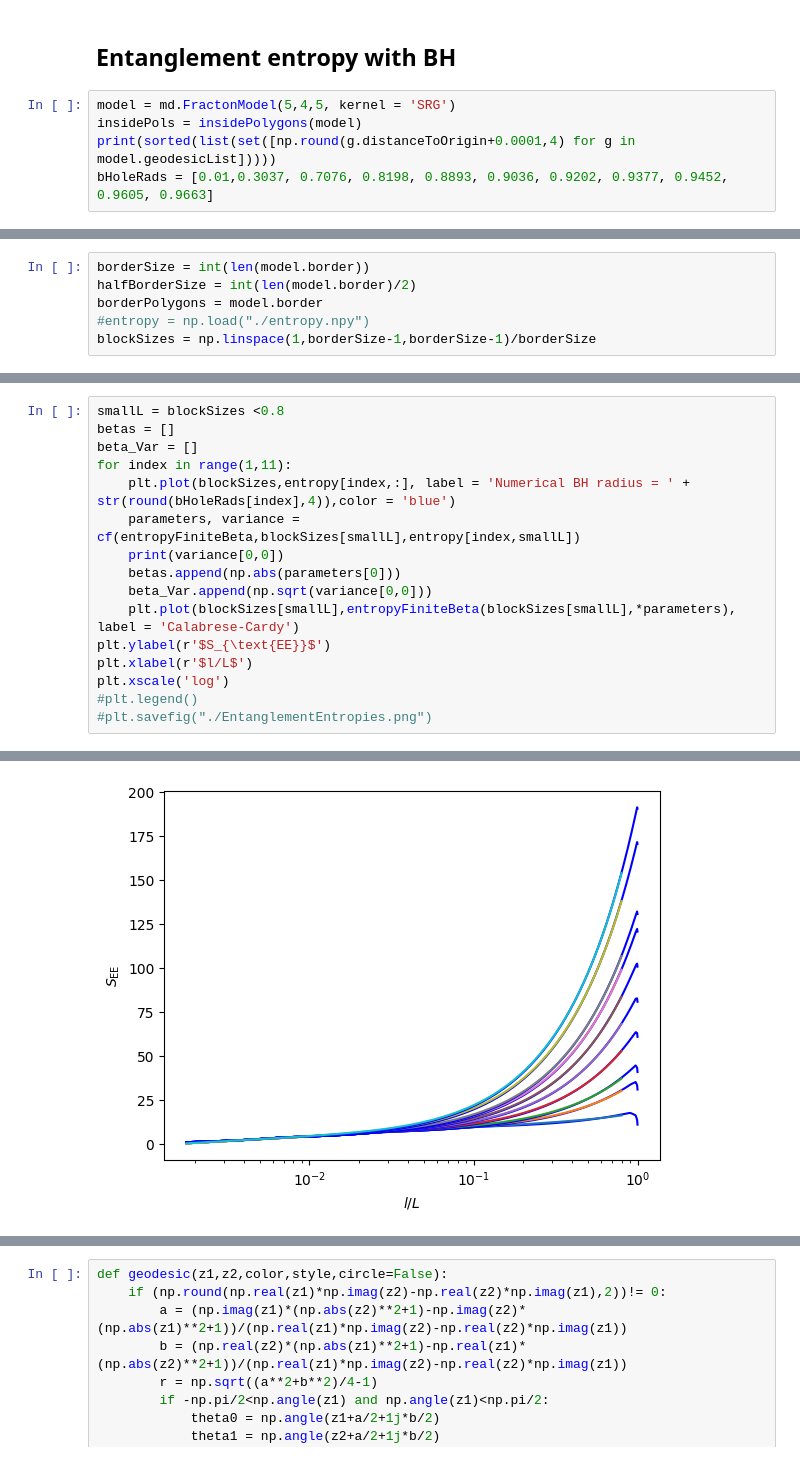
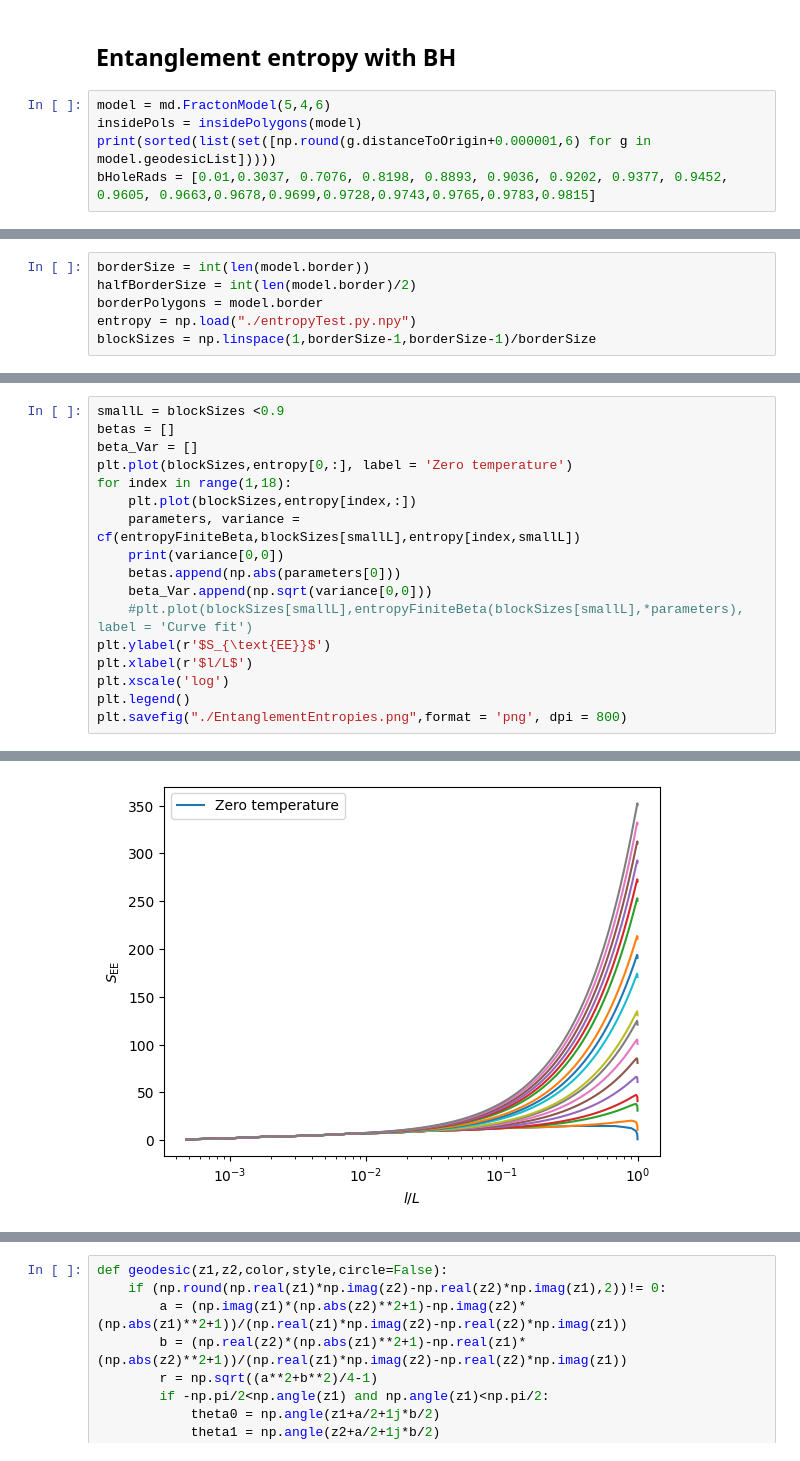
Before and after one commit to Alejo-Costa-Duran/HyperbolicFractonModel, a Jupyter notebook: Simulation.ipynb, the cells around one changed output, grey strips where cells are left out. Drawn from its saved outputs; the diff is of its cells as text.

```diff
--- a/Simulation.ipynb
+++ b/Simulation.ipynb
@@ -267,8 +267,8 @@ plt.savefig("./CorrelationsTemps.png")
 # %% [markdown]
 ## Entanglement entropy with BH
 # %%
-model = md.FractonModel(5,4,5, kernel = 'SRG')
+model = md.FractonModel(5,4,6)
 insidePols = insidePolygons(model)
-print(sorted(list(set([np.round(g.distanceToOrigin+0.0001,4) for g in model.geodesicList]))))
-bHoleRads = [0.01,0.3037, 0.7076, 0.8198, 0.8893, 0.9036, 0.9202, 0.9377, 0.9452, 0.9605, 0.9663]
+print(sorted(list(set([np.round(g.distanceToOrigin+0.000001,6) for g in model.geodesicList]))))
+bHoleRads = [0.01,0.3037, 0.7076, 0.8198, 0.8893, 0.9036, 0.9202, 0.9377, 0.9452, 0.9605, 0.9663,0.9678,0.9699,0.9728,0.9743,0.9765,0.9783,0.9815]
 # %% [output]
@@ -347,7 +339,7 @@ plt.xscale('log')
 borderSize = int(len(model.border))
 halfBorderSize = int(len(model.border)/2)
 borderPolygons = model.border
-#entropy = np.load("./entropy.npy")
+entropy = np.load("./entropyTest.py.npy")
 blockSizes = np.linspace(1,borderSize-1,borderSize-1)/borderSize
 # %%
 ## Functions
@@ -373,17 +365,18 @@ def entropyFiniteBeta(l,beta):
 # %%
-smallL = blockSizes <0.8
+smallL = blockSizes <0.9
 betas = []
 beta_Var = []
-for index in range(1,11):
-    plt.plot(blockSizes,entropy[index,:], label = 'Numerical BH radius = ' + str(round(bHoleRads[index],4)),color = 'blue')
+plt.plot(blockSizes,entropy[0,:], label = 'Zero temperature')
+for index in range(1,18):
+    plt.plot(blockSizes,entropy[index,:])
     parameters, variance = cf(entropyFiniteBeta,blockSizes[smallL],entropy[index,smallL])
     print(variance[0,0])
     betas.append(np.abs(parameters[0]))
     beta_Var.append(np.sqrt(variance[0,0]))
-    plt.plot(blockSizes[smallL],entropyFiniteBeta(blockSizes[smallL],*parameters), label = 'Calabrese-Cardy')
+    #plt.plot(blockSizes[smallL],entropyFiniteBeta(blockSizes[smallL],*parameters), label = 'Curve fit')
 plt.ylabel(r'$S_{\text{EE}}$')
 plt.xlabel(r'$l/L$')
 plt.xscale('log')
-#plt.legend()
-#plt.savefig("./EntanglementEntropies.png")
+plt.legend()
+plt.savefig("./EntanglementEntropies.png",format = 'png', dpi = 800)
 # %% [output]
@@ -400 +400 @@ plt.xscale('log')
-[figure, old version]
+[figure, new version]
```
Also changed, not shown: parts of 11 cells of this notebook, 4 other files.
